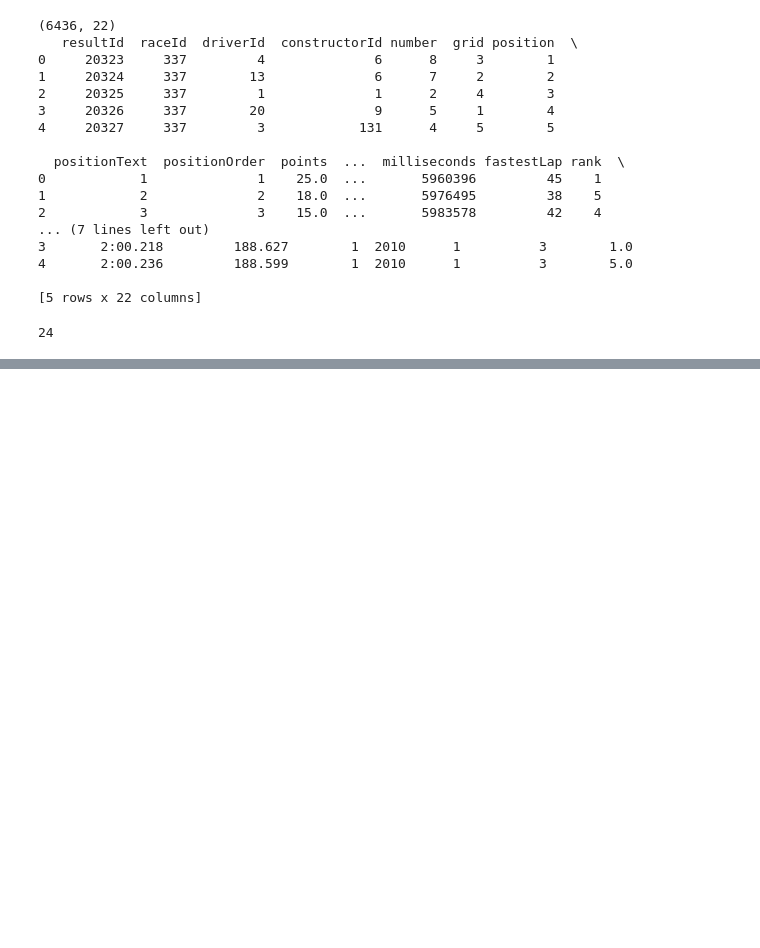
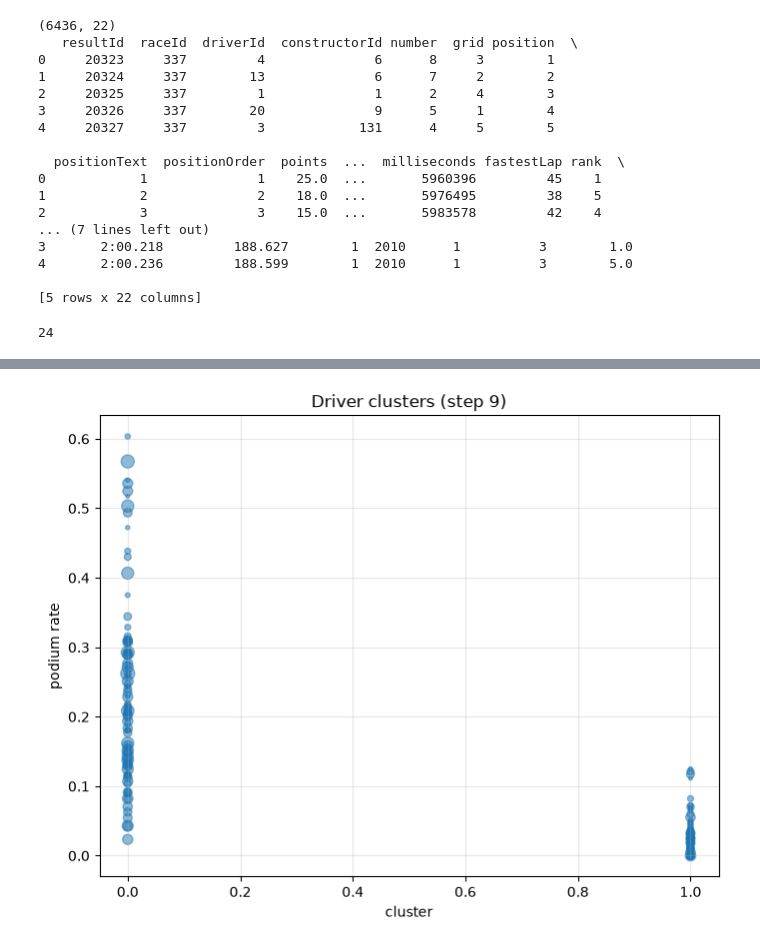
Before and after one commit to HariHere1/F1-podium-predictor, a Jupyter notebook: notebook.ipynb, the cells around one changed output, grey strips where cells are left out. Cells and saved outputs as stored; diff of their text form; code cells hidden in the pictures; blank space fills up the shorter version.

```diff
--- a/notebook.ipynb
+++ b/notebook.ipynb
@@ -211,0 +462,31 @@ print(df["quali_pos"].isna().sum())
+# %%
+# STEP 9 - unsupervised learning
+from sklearn.decomposition import PCA
+from sklearn.cluster import KMeans
+from sklearn.metrics import silhouette_score
+
+ds = full.groupby(["driverId", "driver_name"]).agg(
+    races=("resultId", "count"), podiums=("podium", "sum"),
+    avg_finish=("position", "mean")).reset_index()
+ds = ds[ds["races"] >= 20].copy()                  # filter one-off drivers
+ds["avg_finish"] = ds["avg_finish"].fillna(ds["avg_finish"].median())
+ds["podium_rate"] = ds["podiums"] / ds["races"]
+
+Xs = StandardScaler().fit_transform(ds[["races", "podium_rate", "avg_finish"]])
+pca = PCA(n_components=2).fit(Xs)
+print("PCA explained variance:", pca.explained_variance_ratio_.round(3),
+      "| total:", round(pca.explained_variance_ratio_.sum(), 3))
+
+sils = {k: silhouette_score(Xs, KMeans(n_clusters=k, n_init=10, random_state=42).fit_predict(Xs))
+        for k in range(2, 9)}
+print("silhouette by k:", {k: round(v, 3) for k, v in sils.items()})
+best_k = max(sils, key=sils.get)
+ds["cluster"] = KMeans(n_clusters=best_k, n_init=10, random_state=42).fit_predict(Xs)
+print("best k =", best_k)
+summary = ds.groupby("cluster")[["races", "podium_rate", "avg_finish"]].mean().round(2)
+print(summary.to_string())
+print()
+top6 = (ds.sort_values("races", ascending=False).groupby("cluster").head(6)
+        .sort_values(["cluster", "races"], ascending=[True, False]))
+print(top6[["cluster", "driver_name", "races", "podium_rate", "avg_finish"]].round(2).to_string(index=False))
+ds.to_csv("driver_clusters.csv", index=False)
@@ -211,0 +511,10 @@ print(df["quali_pos"].isna().sum())
+# %%
+# STEP 9b - see the 2D picture
+plt.figure(figsize=(8, 6))
+plt.scatter(ds["cluster"], ds["podium_rate"], s=ds["races"] / 4, alpha=0.5)
+plt.xlabel("cluster"); plt.ylabel("podium rate"); plt.title("Driver clusters (step 9)")
+plt.grid(alpha=0.3)
+plt.show()
+# Reminder: PCA is 2D, so a nicer scatter (optional) would use pca coordinates.
+# %% [output]
+[figure, added]
```
Also changed, not shown: parts of 19 cells of this notebook.
